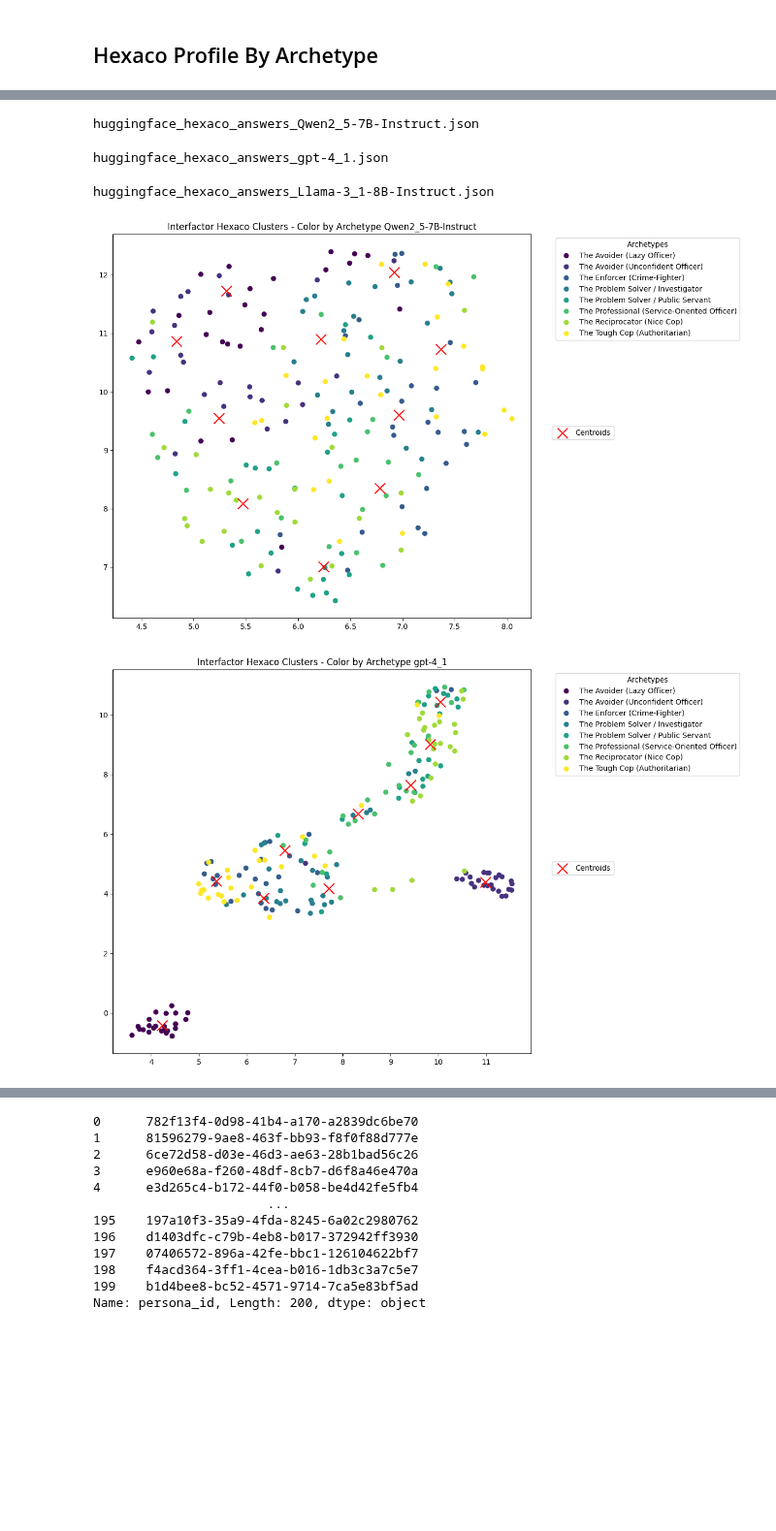
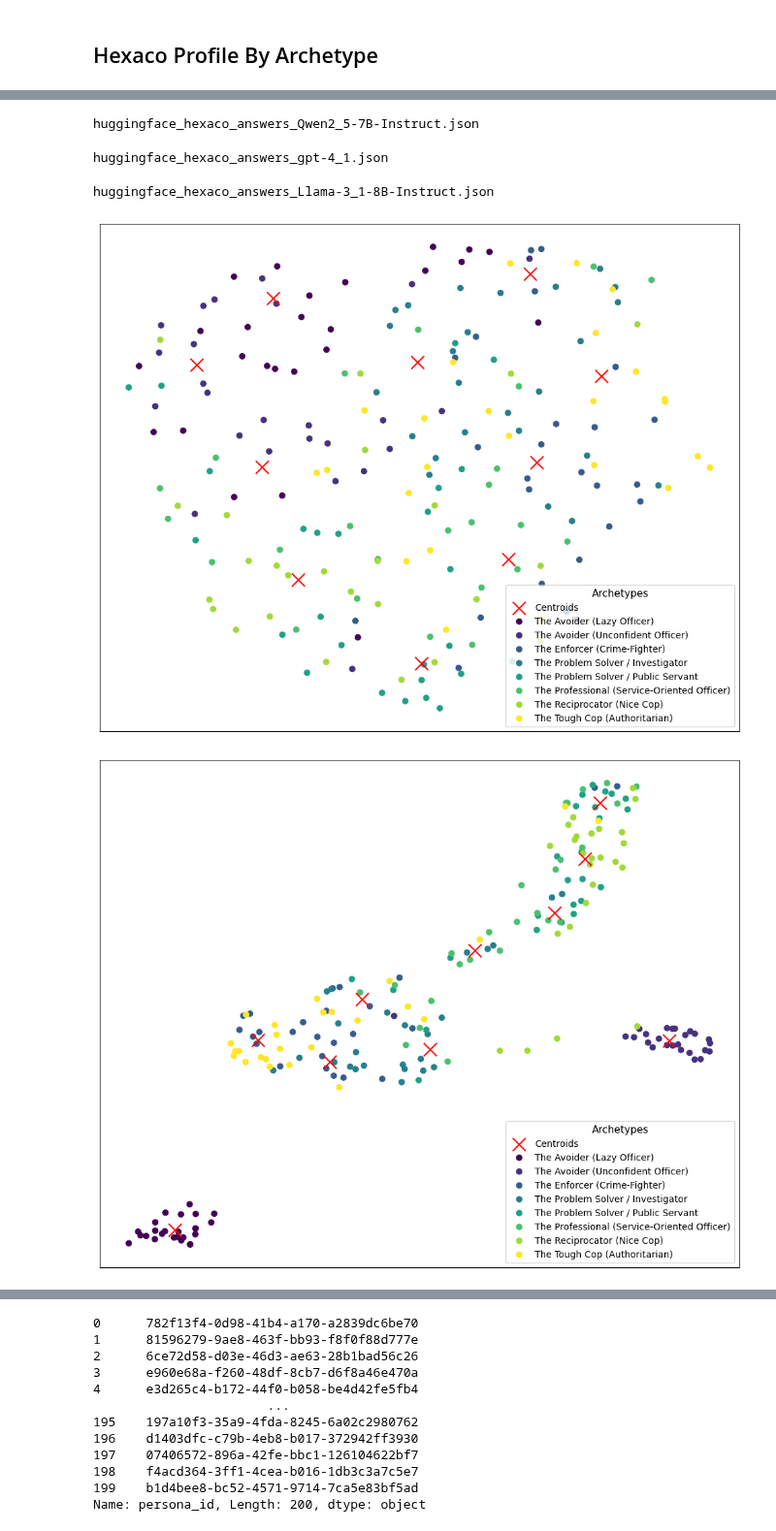
Before and after one commit to amir-abdullah-thoughtworks/psychometrics_for_LLMs, a Jupyter notebook: llm_psychometrics/notebooks/zero_compute_analysis_hexaco.ipynb, the cells around one changed output, grey strips where cells are left out. Shown at 97% size. Drawn from its saved outputs; the diff is of its cells as text; code cells hidden in the pictures; blank space fills up the shorter version.

```diff
--- a/llm_psychometrics/notebooks/zero_compute_analysis_hexaco.ipynb
+++ b/llm_psychometrics/notebooks/zero_compute_analysis_hexaco.ipynb
@@ -255,48 +339,65 @@ for filename in os.listdir(zero_compute_data_dir):
         X_reduced = umap_model.fit_transform(persona_hexaco_df)
 
         kmeans_model = KMeans(n_clusters=10, random_state=42)
         kmeans_model.fit(X_reduced)
 
         labels = kmeans_model.labels_
         centroids = kmeans_model.cluster_centers_
 
         archetype_labels = pd.merge(archetype_df, pd.Series(persona_hexaco_df.index), left_on = "uuid", how='inner', right_on="persona_id")['archetype']
         archetype_codes = archetype_labels.astype('category').cat.codes
 
         plt.figure(figsize=(10, 8))
         ax = plt.gca()
 
-        # Plot archetypes and capture the returned PathCollection object
+        # Plot archetypes
         scatter = ax.scatter(X_reduced[:, 0], X_reduced[:, 1], c=archetype_codes, cmap='viridis', marker='o')
 
-        # Plot centroids and capture the returned PathCollection object
+        # Plot centroids
         centroids_scatter = ax.scatter(centroids[:, 0], centroids[:, 1], c='red', marker='x', s=200)
 
-        # Set the title
-        ax.set_title(f"Interfactor Hexaco Clusters - Color by Archetype {model_name}")
+        # Remove x/y ticks and labels
+        ax.set_xticks([])
+        ax.set_yticks([])
+        ax.set_xlabel('')
+        ax.set_ylabel('')
 
-        # Get the original category labels for the archetype legend
+        # Remove title if you want a clean look
+        # ax.set_title(f"Interfactor SJT Clusters - Color by Archetype {model_name}")
+
+        # Archetype legend
         labels = archetype_labels.astype('category').cat.categories
+        handles, _ = scatter.legend_elements(prop='colors')
+        legend1 = ax.legend(
+            handles, labels, title='Archetypes',
+            loc='lower right',  # inside corner
+            frameon=True,
+            facecolor='white',
+            framealpha=0.8,
+            fontsize=10,
+            title_fontsize=11
+        )
 
-        # Create the legend for the archetypes from the scatter plot elements
-        handles, _ = scatter.legend_elements(prop='colors')
-        legend1 = ax.legend(handles, labels, title='Archetypes', bbox_to_anchor=(1.05, 1), loc='upper left')
+        # Centroid legend (merged with archetype legend)
+        ax.legend(
+            [centroids_scatter] + handles,
+            ['Centroids'] + list(labels),
+            title='Archetypes',
+            loc='lower right',
+            frameon=True,
+            facecolor='white',
+            framealpha=0.8,
+            fontsize=10,
+            title_fontsize=11
+        )
 
-        # Create the legend for the centroids manually
-        # Use the handles from the centroids_scatter object
-        legend2 = ax.legend([centroids_scatter], ['Centroids'], bbox_to_anchor=(1.05, 0.5), loc='upper left', borderaxespad=0.)
-
-        # Add the first legend back to the axes, as the second call overrides it
-        ax.add_artist(legend1)
-
-        # Adjust layout to make room for the legend
         plt.tight_layout()
 
         # Save the figure, specifying the legends as extra artists
         plt.savefig(os.path.join(zero_compute_data_dir, "analysis_results",f"interfactor_clusters_hexaco_color_by_archetype{model_name}"), bbox_inches='tight', bbox_extra_artists=(legend1, legend2), dpi=300)
 # %% [output]
 huggingface_hexaco_answers_Qwen2_5-7B-Instruct.json
 huggingface_hexaco_answers_gpt-4_1.json
 huggingface_hexaco_answers_Llama-3_1-8B-Instruct.json
-[figure, old version]
+[figure, new version]
-[figure, old version]
+[figure, new version]
```
Also changed, not shown: parts of 10 cells of this notebook, 25 other files.
